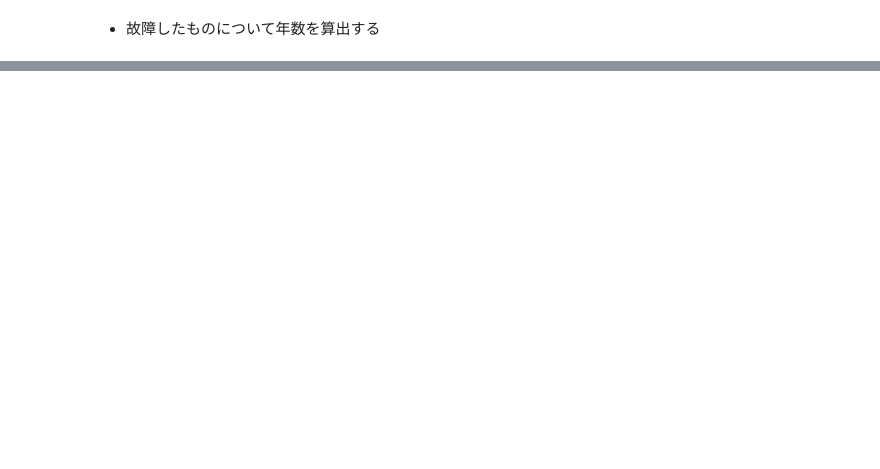
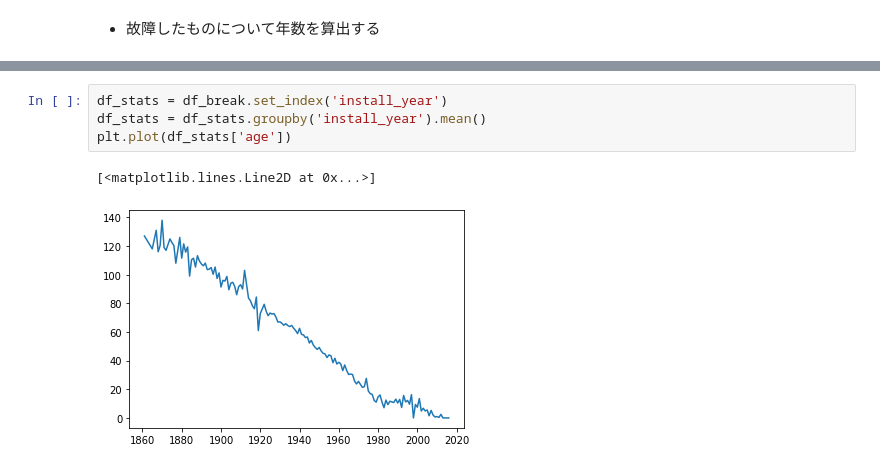
Before and after one commit to ontheroad2022/fracta, a Jupyter notebook: notebooks/100_0_nari_EDA.ipynb, the cells around one changed output, grey strips where cells are left out. Drawn from its saved outputs; the diff is of its cells as text; blank space fills up the shorter version.

```diff
--- a/notebooks/100_0_nari_EDA.ipynb
+++ b/notebooks/100_0_nari_EDA.ipynb
@@ -69,0 +70,7 @@ See the caveats in the documentation: https://pandas.pydata.org/pandas-docs/stab
+# %%
+df_stats = df_break.set_index('install_year')
+df_stats = df_stats.groupby('install_year').mean()
+plt.plot(df_stats['age'])
+# %% [output]
+[<matplotlib.lines.Line2D at 0x...>]
+[figure, added]
```
Also changed, not shown: parts of 45 cells of this notebook.
